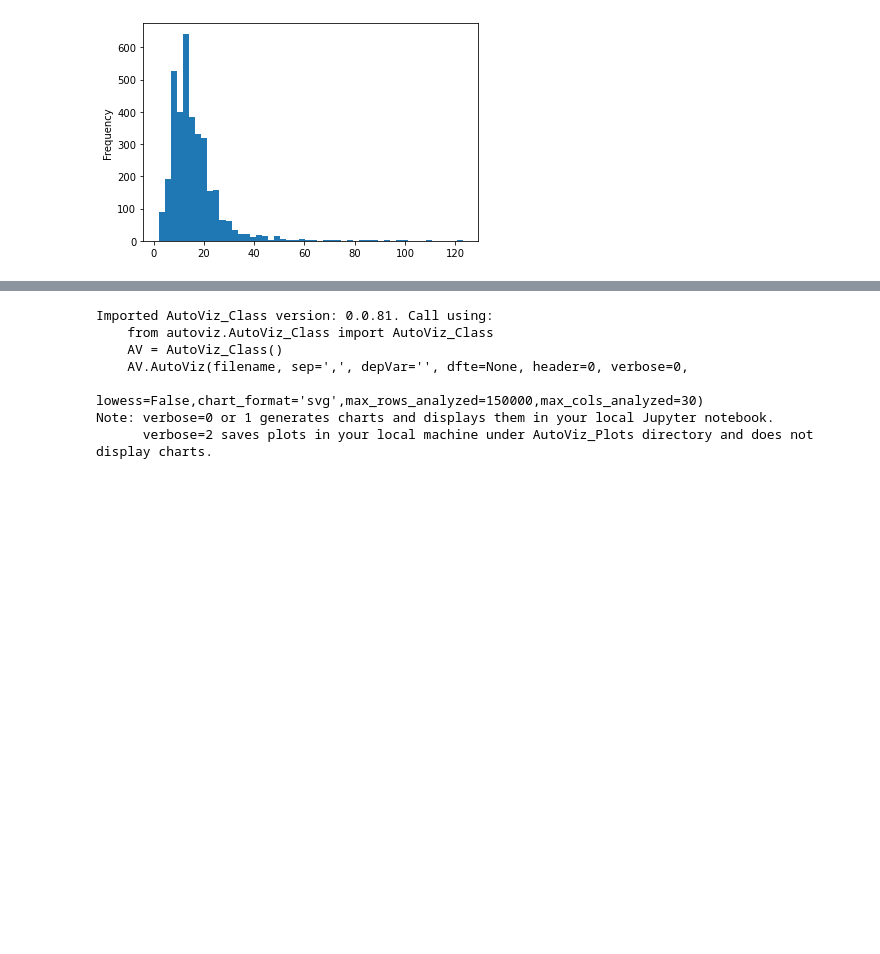
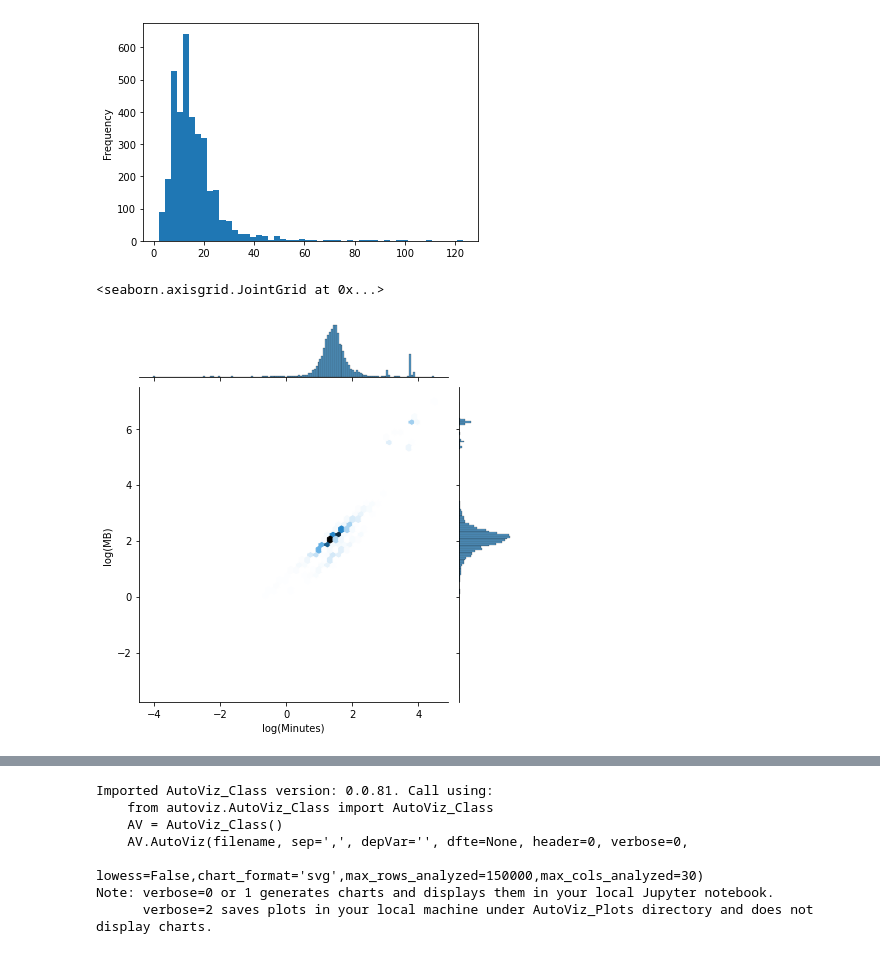
Before and after one commit to PacktPublishing/Practical-Data-Science-with-Python, a Jupyter notebook: Chapter5/Chapter_5_code.ipynb, the cells around one changed output, grey strips where cells are left out. Cells and saved outputs as stored; diff of their text form; code cells hidden in the pictures; blank space fills up the shorter version.

```diff
--- a/Chapter5/Chapter_5_code.ipynb
+++ b/Chapter5/Chapter_5_code.ipynb
@@ -286,3 +290,12 @@ df['Track'].str.len().plot.hist(bins=50)
 # %% [output]
 <AxesSubplot:ylabel='Frequency'>
 [figure]
+# %%
+import numpy as np
+df_log = df.copy()
+df_log['log(Minutes)'] = np.log(df_log['Minutes'])
+df_log['log(MB)'] = np.log(df_log['MB'])
+sns.jointplot(x="log(Minutes)", y="log(MB)", data=df_log, kind="hex")
+# %% [output]
+<seaborn.axisgrid.JointGrid at 0x...>
+[figure, added]
```
Also changed, not shown: parts of 46 cells of this notebook, 2 other files.
